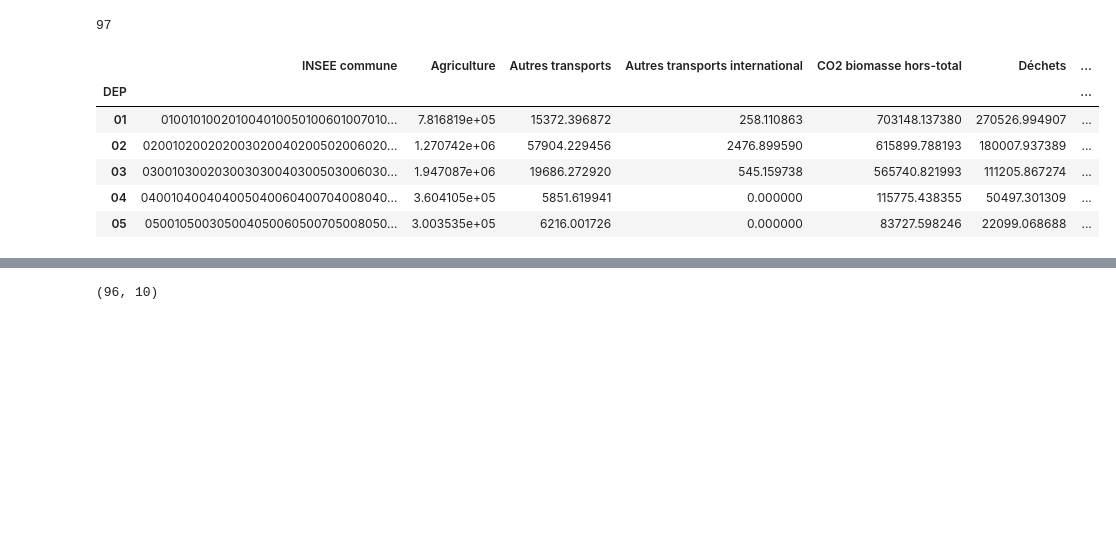
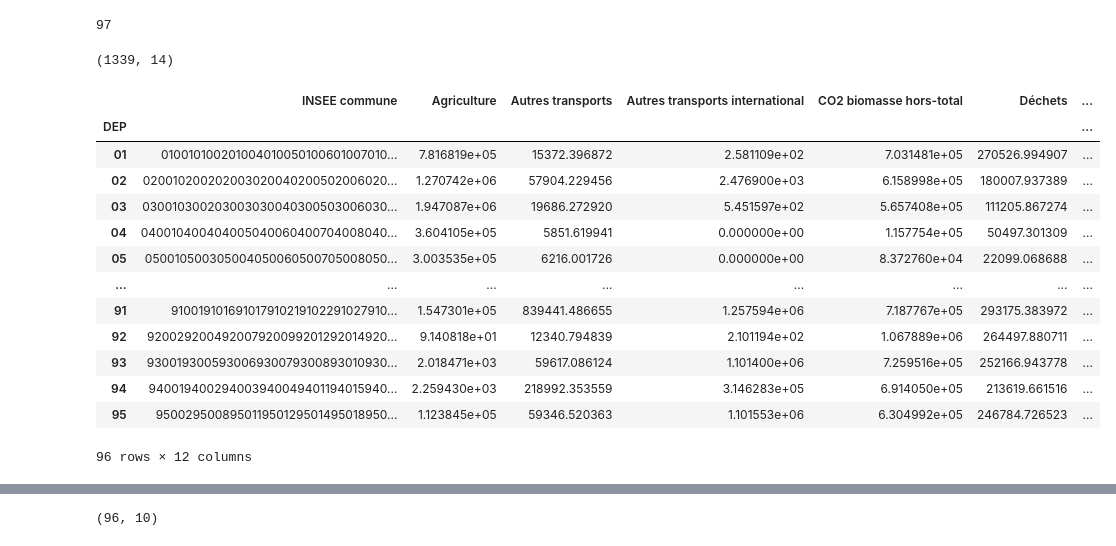
Before and after one commit to tpaquier/Python_DS, a Jupyter notebook: base_pollutio_test.ipynb, the cells around one changed output, grey strips where cells are left out. Drawn from its saved outputs; the diff is of its cells as text; code cells hidden in the pictures; blank space fills up the shorter version.

Commit message:
Nombre de départements
Analyse du problème et qq commentaires

```diff
--- a/base_pollutio_test.ipynb
+++ b/base_pollutio_test.ipynb
@@ -85,15 +95,30 @@ len(base_gen_pollution['DEP'].unique())
+# %%
+# Filtrer les lignes pour lesquelles le département ou la région ne sont pas renseignés
+#(ou au sens "au moins l'un des deux)
+REG_DEP_na = base_gen_pollution[(base_gen_pollution['DEP'].isna()) | (base_gen_pollution['REG'].isna())]
+REG_DEP_na.shape
+#on perd les données de 1339 communes donc il faudrait trouver un moyen de prendre le département à partir du code commune
+# %% [output]
+(1339, 14)
 # %%
 tentative_groupes_1 = base_gen_pollution.drop(['Commune'], axis = 1).groupby('DEP').sum()
 # %%
-tentative_groupes_1.head()
+tentative_groupes_1
 # %% [output]
 |  | INSEE commune | Agriculture | Autres transports | Autres transports international | CO2 biomasse hors-total | Déchets | ... |
 | DEP |  |  |  |  |  |  | ... |
-| 01 | 010010100201004010050100601007010... | 7.816819e+05 | 15372.396872 | 258.110863 | 703148.137380 | 270526.994907 | ... |
-| 02 | 020010200202003020040200502006020... | 1.270742e+06 | 57904.229456 | 2476.899590 | 615899.788193 | 180007.937389 | ... |
-| 03 | 030010300203003030040300503006030... | 1.947087e+06 | 19686.272920 | 545.159738 | 565740.821993 | 111205.867274 | ... |
-| 04 | 040010400404005040060400704008040... | 3.604105e+05 | 5851.619941 | 0.000000 | 115775.438355 | 50497.301309 | ... |
-| 05 | 050010500305004050060500705008050... | 3.003535e+05 | 6216.001726 | 0.000000 | 83727.598246 | 22099.068688 | ... |
+| 01 | 010010100201004010050100601007010... | 7.816819e+05 | 15372.396872 | 2.581109e+02 | 7.031481e+05 | 270526.994907 | ... |
+| 02 | 020010200202003020040200502006020... | 1.270742e+06 | 57904.229456 | 2.476900e+03 | 6.158998e+05 | 180007.937389 | ... |
+| 03 | 030010300203003030040300503006030... | 1.947087e+06 | 19686.272920 | 5.451597e+02 | 5.657408e+05 | 111205.867274 | ... |
+| 04 | 040010400404005040060400704008040... | 3.604105e+05 | 5851.619941 | 0.000000e+00 | 1.157754e+05 | 50497.301309 | ... |
+| 05 | 050010500305004050060500705008050... | 3.003535e+05 | 6216.001726 | 0.000000e+00 | 8.372760e+04 | 22099.068688 | ... |
+| ... | ... | ... | ... | ... | ... | ... | ... |
+| 91 | 910019101691017910219102291027910... | 1.547301e+05 | 839441.486655 | 1.257594e+06 | 7.187767e+05 | 293175.383972 | ... |
+| 92 | 920029200492007920099201292014920... | 9.140818e+01 | 12340.794839 | 2.101194e+02 | 1.067889e+06 | 264497.880711 | ... |
+| 93 | 930019300593006930079300893010930... | 2.018471e+03 | 59617.086124 | 1.101400e+06 | 7.259516e+05 | 252166.943778 | ... |
+| 94 | 940019400294003940049401194015940... | 2.259430e+03 | 218992.353559 | 3.146283e+05 | 6.914050e+05 | 213619.661516 | ... |
+| 95 | 950029500895011950129501495018950... | 1.123845e+05 | 59346.520363 | 1.101553e+06 | 6.304992e+05 | 246784.726523 | ... |
+96 rows × 12 columns
 # %%
 tentative_groupes_1 = tentative_groupes_1.drop(['INSEE commune', 'REG'], axis = 1)
 # %%
```
Also changed, not shown: parts of 5 cells of this notebook.
